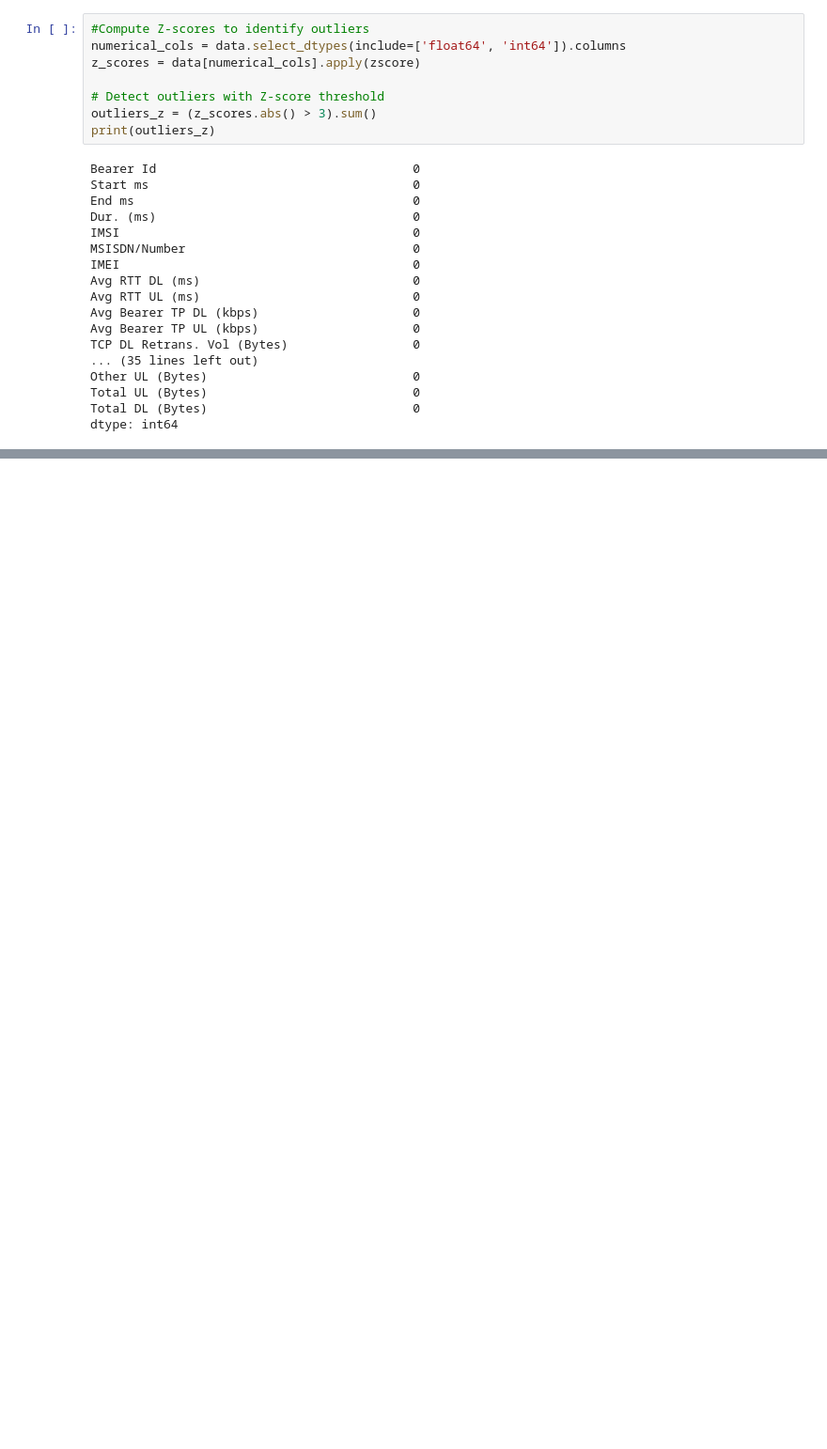
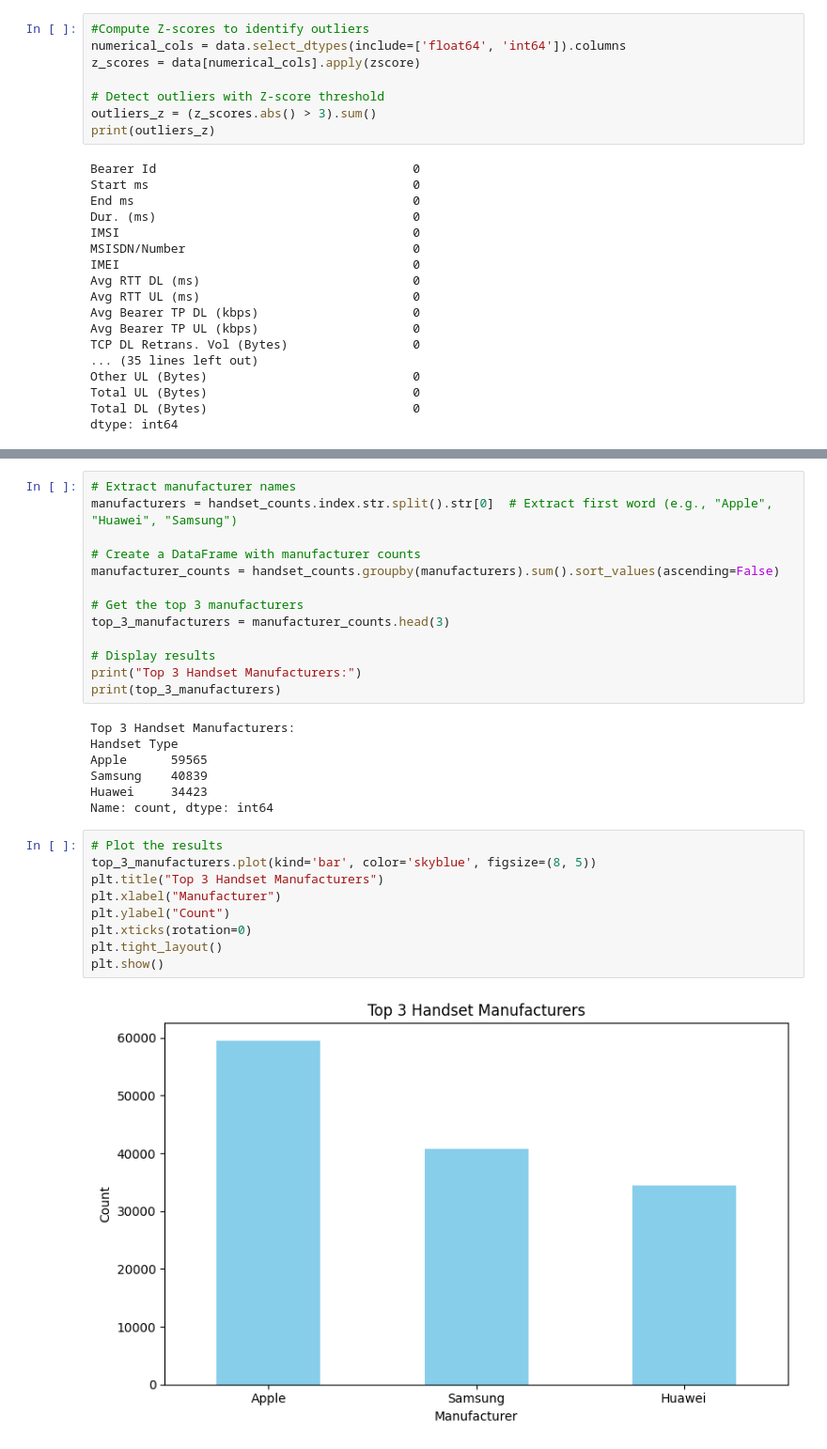
Before and after one commit to hasankere/Week2_DataScience_Project, a Jupyter notebook: notebooks/User_Overview_data_analysis.ipynb, the cells around one changed output, grey strips where cells are left out. Shown at 94% size. Cells and saved outputs as stored; diff of their text form; blank space fills up the shorter version.

```diff
--- a/notebooks/User_Overview_data_analysis.ipynb
+++ b/notebooks/User_Overview_data_analysis.ipynb
@@ -134,0 +194,31 @@ dtype: int64
+# %%
+# Extract manufacturer names
+manufacturers = handset_counts.index.str.split().str[0]  # Extract first word (e.g., "Apple", "Huawei", "Samsung")
+
+# Create a DataFrame with manufacturer counts
+manufacturer_counts = handset_counts.groupby(manufacturers).sum().sort_values(ascending=False)
+
+# Get the top 3 manufacturers
+top_3_manufacturers = manufacturer_counts.head(3)
+
+# Display results
+print("Top 3 Handset Manufacturers:")
+print(top_3_manufacturers)
+# %% [output]
+Top 3 Handset Manufacturers:
+Handset Type
+Apple      59565
+Samsung    40839
+Huawei     34423
+Name: count, dtype: int64
+# %%
+# Plot the results
+top_3_manufacturers.plot(kind='bar', color='skyblue', figsize=(8, 5))
+plt.title("Top 3 Handset Manufacturers")
+plt.xlabel("Manufacturer")
+plt.ylabel("Count")
+plt.xticks(rotation=0)
+plt.tight_layout()
+plt.show()
+# %% [output]
+[figure, added]
```
Also changed, not shown: parts of 7 cells of this notebook.
